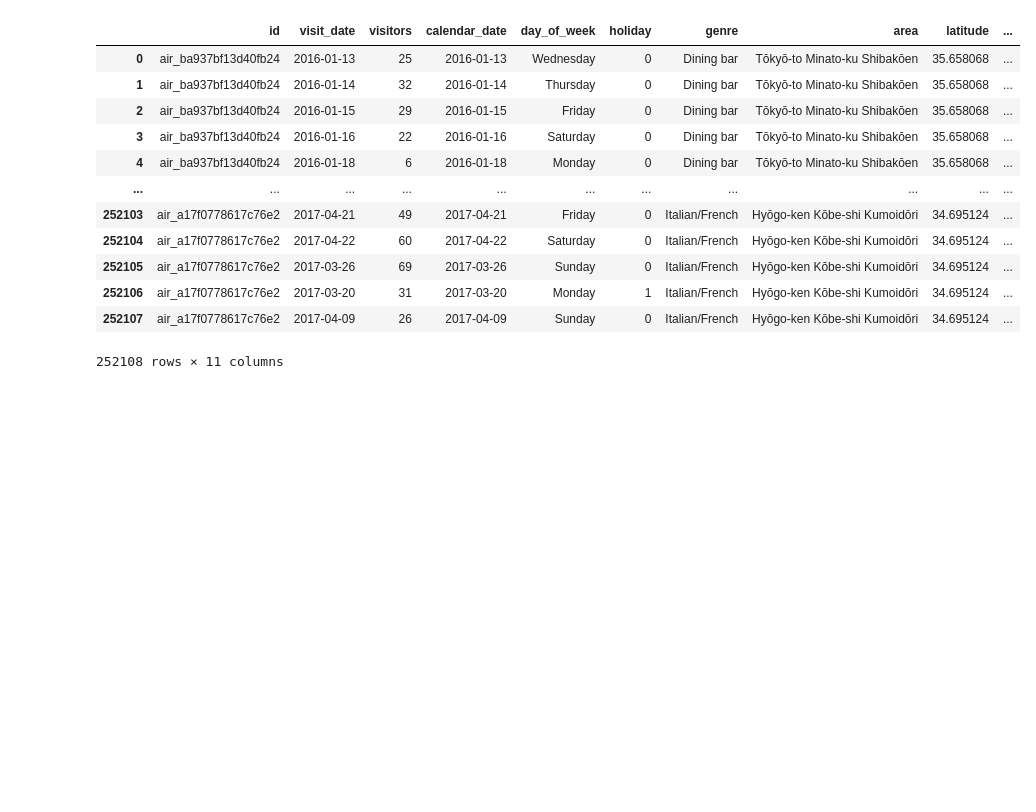
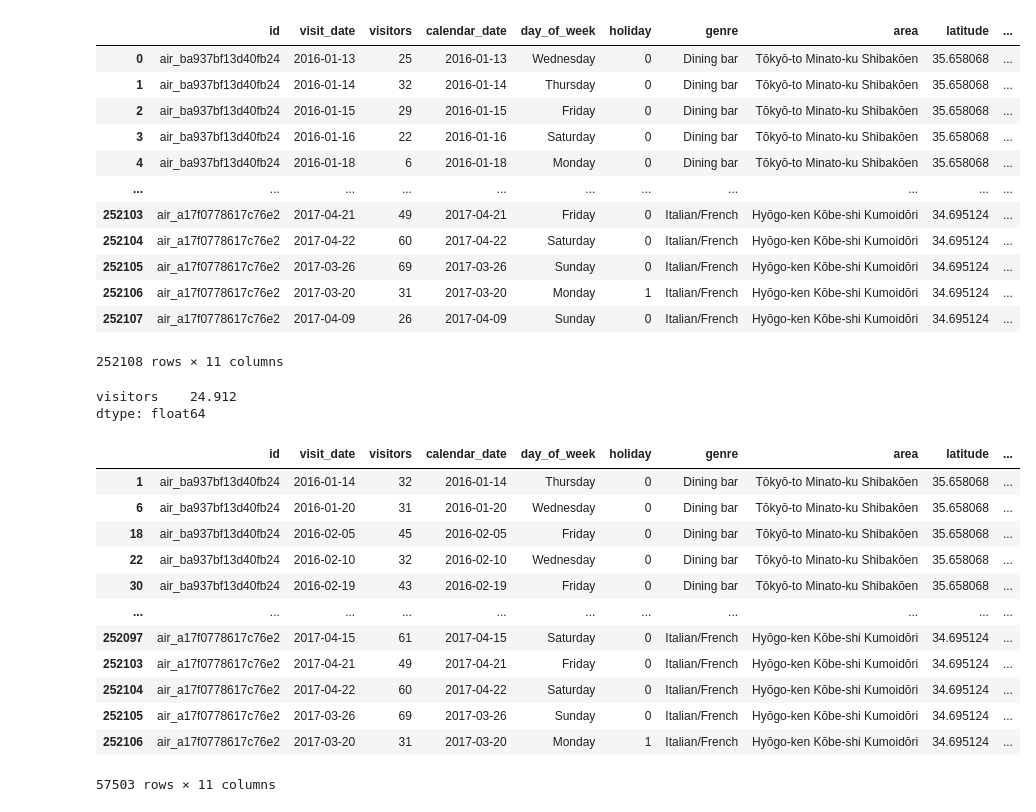
Before and after one commit to fawad07/dat-07-26, a Jupyter notebook: ClassMaterial/Unit2/class5/Class 5 Notebook.ipynb, the cells around one changed output. Drawn from its saved outputs; the diff is of its cells as text; code cells hidden in the pictures; blank space fills up the shorter version.

```diff
--- a/ClassMaterial/Unit2/class5/Class 5 Notebook.ipynb
+++ b/ClassMaterial/Unit2/class5/Class 5 Notebook.ipynb
@@ -52,3 +201,24 @@ df
 | 252106 | air_a17f0778617c76e2 | 2017-03-20 | 31 | 2017-03-20 | Monday | 1 | Italian/French | Hyōgo-ken Kōbe-shi Kumoidōri | 34.695124 | ... |
 | 252107 | air_a17f0778617c76e2 | 2017-04-09 | 26 | 2017-04-09 | Sunday | 0 | Italian/French | Hyōgo-ken Kōbe-shi Kumoidōri | 34.695124 | ... |
 252108 rows × 11 columns
+# %%
+df.iloc[:250, :3].mean()
+# %% [output]
+visitors    24.912
+dtype: float64
+# %%
+df[df['visitors'] > 30]
+# %% [output]
+|  | id | visit_date | visitors | calendar_date | day_of_week | holiday | genre | area | latitude | ... |
+| 1 | air_ba937bf13d40fb24 | 2016-01-14 | 32 | 2016-01-14 | Thursday | 0 | Dining bar | Tōkyō-to Minato-ku Shibakōen | 35.658068 | ... |
+| 6 | air_ba937bf13d40fb24 | 2016-01-20 | 31 | 2016-01-20 | Wednesday | 0 | Dining bar | Tōkyō-to Minato-ku Shibakōen | 35.658068 | ... |
+| 18 | air_ba937bf13d40fb24 | 2016-02-05 | 45 | 2016-02-05 | Friday | 0 | Dining bar | Tōkyō-to Minato-ku Shibakōen | 35.658068 | ... |
+| 22 | air_ba937bf13d40fb24 | 2016-02-10 | 32 | 2016-02-10 | Wednesday | 0 | Dining bar | Tōkyō-to Minato-ku Shibakōen | 35.658068 | ... |
+| 30 | air_ba937bf13d40fb24 | 2016-02-19 | 43 | 2016-02-19 | Friday | 0 | Dining bar | Tōkyō-to Minato-ku Shibakōen | 35.658068 | ... |
+| ... | ... | ... | ... | ... | ... | ... | ... | ... | ... | ... |
+| 252097 | air_a17f0778617c76e2 | 2017-04-15 | 61 | 2017-04-15 | Saturday | 0 | Italian/French | Hyōgo-ken Kōbe-shi Kumoidōri | 34.695124 | ... |
+| 252103 | air_a17f0778617c76e2 | 2017-04-21 | 49 | 2017-04-21 | Friday | 0 | Italian/French | Hyōgo-ken Kōbe-shi Kumoidōri | 34.695124 | ... |
+| 252104 | air_a17f0778617c76e2 | 2017-04-22 | 60 | 2017-04-22 | Saturday | 0 | Italian/French | Hyōgo-ken Kōbe-shi Kumoidōri | 34.695124 | ... |
+| 252105 | air_a17f0778617c76e2 | 2017-03-26 | 69 | 2017-03-26 | Sunday | 0 | Italian/French | Hyōgo-ken Kōbe-shi Kumoidōri | 34.695124 | ... |
+| 252106 | air_a17f0778617c76e2 | 2017-03-20 | 31 | 2017-03-20 | Monday | 1 | Italian/French | Hyōgo-ken Kōbe-shi Kumoidōri | 34.695124 | ... |
+57503 rows × 11 columns
```
Also changed, not shown: parts of 33 cells of this notebook, 1 other file.
